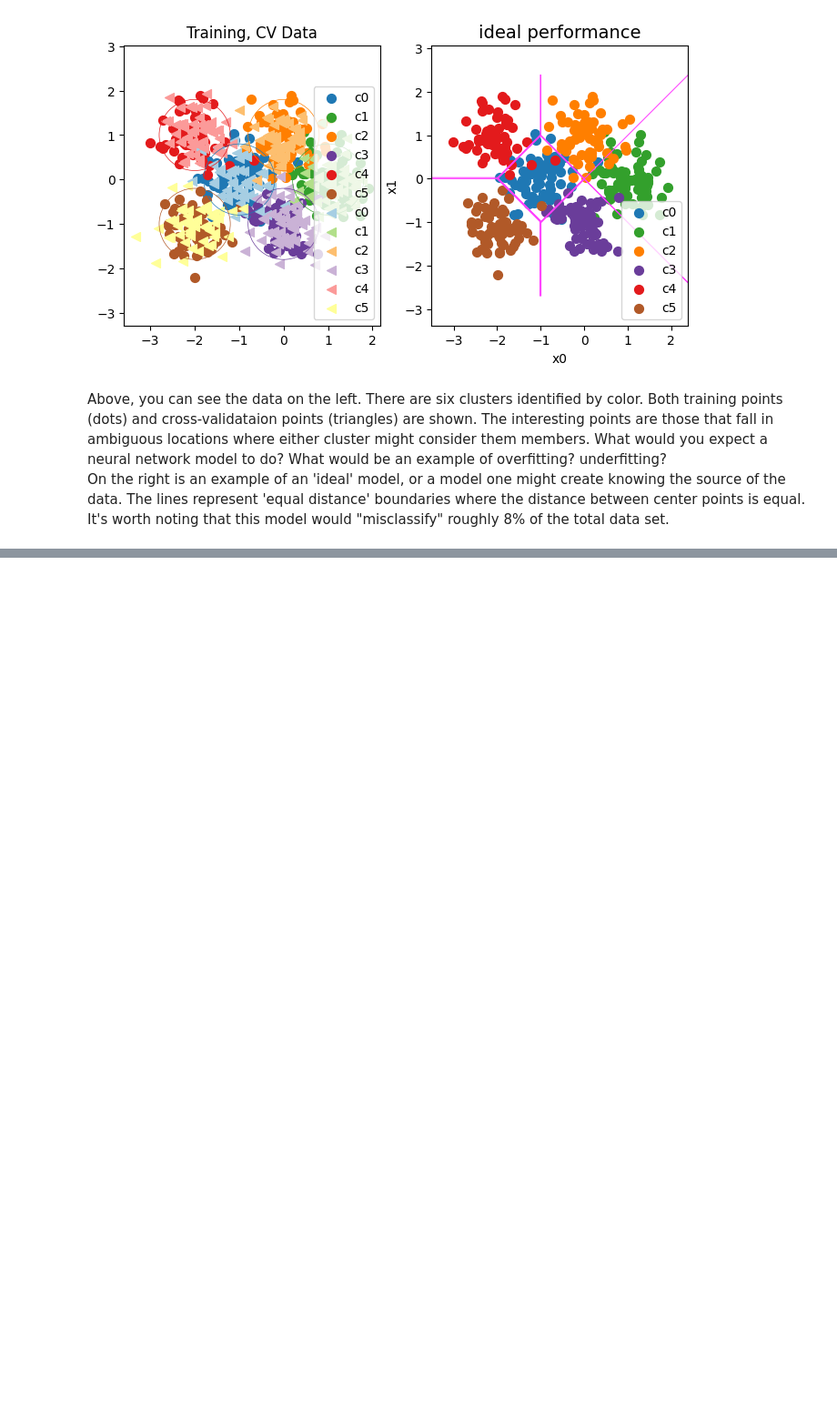
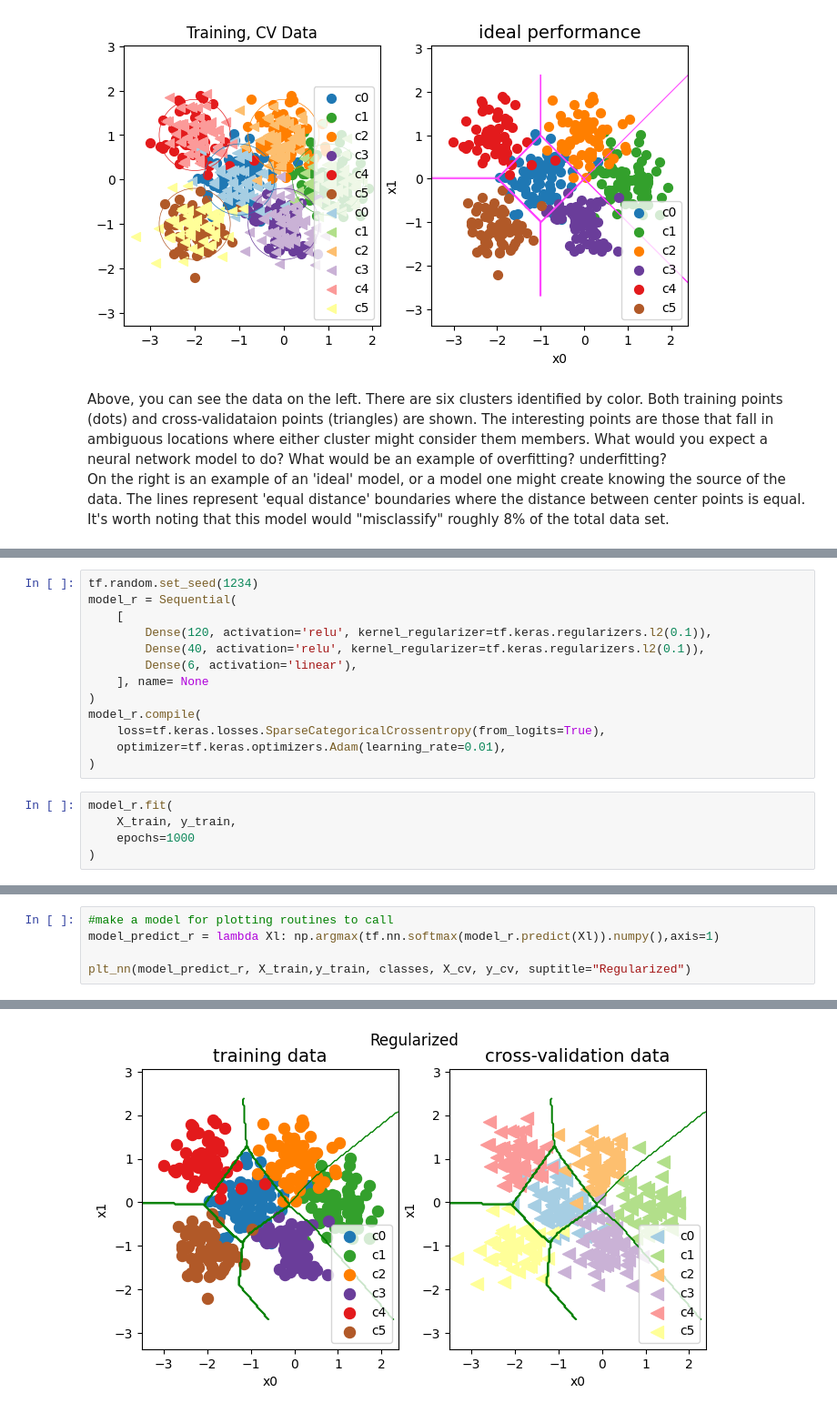
Before and after one commit to CarlosLizamaGarcia/DataScience, a Jupyter notebook: Course2/Advice_for_Applying_Machine_Learning.ipynb, the cells around one changed output, grey strips where cells are left out. Shown at 91% size. Saved outputs shown, nothing was run; the diff lists cells and outputs as text; blank space fills up the shorter version.

```diff
--- a/Course2/Advice_for_Applying_Machine_Learning.ipynb
+++ b/Course2/Advice_for_Applying_Machine_Learning.ipynb
@@ -537,0 +857,18 @@ On the right is an example of an 'ideal' model, or a model one might create know
+# %%
+tf.random.set_seed(1234)
+model_r = Sequential(
+    [
+        Dense(120, activation='relu', kernel_regularizer=tf.keras.regularizers.l2(0.1)),
+        Dense(40, activation='relu', kernel_regularizer=tf.keras.regularizers.l2(0.1)),
+        Dense(6, activation='linear'),
+    ], name= None
+)
+model_r.compile(
+    loss=tf.keras.losses.SparseCategoricalCrossentropy(from_logits=True),
+    optimizer=tf.keras.optimizers.Adam(learning_rate=0.01),
+)
+# %%
+model_r.fit(
+    X_train, y_train,
+    epochs=1000
+)
@@ -537,0 +936,6 @@ On the right is an example of an 'ideal' model, or a model one might create know
+# %%
+#make a model for plotting routines to call
+model_predict_r = lambda Xl: np.argmax(tf.nn.softmax(model_r.predict(Xl)).numpy(),axis=1)
+
+plt_nn(model_predict_r, X_train,y_train, classes, X_cv, y_cv, suptitle="Regularized")
+# %% [output]
@@ -537,0 +966 @@ On the right is an example of an 'ideal' model, or a model one might create know
+[figure, added]
```
Also changed, not shown: parts of 32 cells of this notebook.
